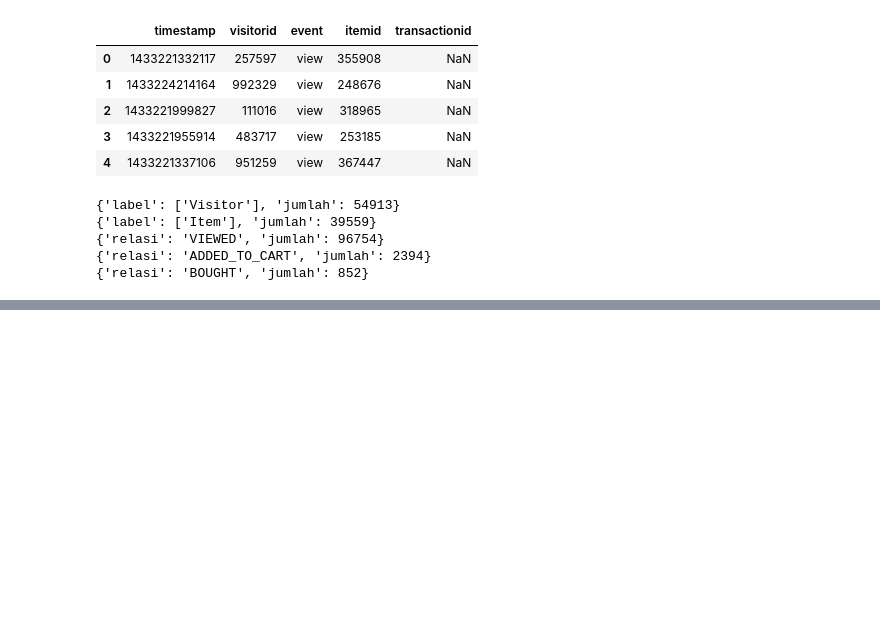
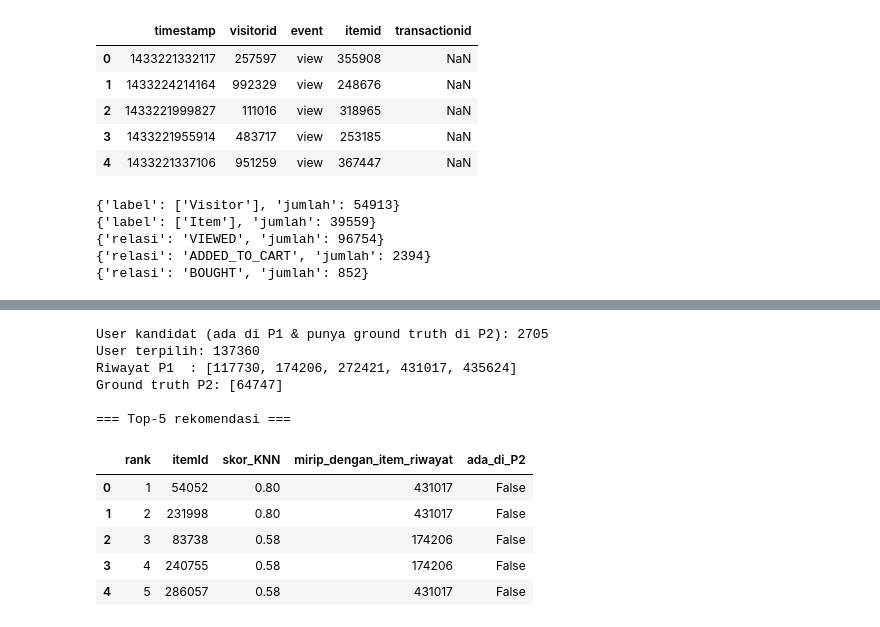
Before and after one commit to nadirazahra09/uts-graf-sains-data, a Jupyter notebook: UTS_GSD.ipynb, the cells around one changed output, grey strips where cells are left out. Cells and saved outputs as stored; diff of their text form; code cells hidden in the pictures; blank space fills up the shorter version.

```diff
--- a/UTS_GSD.ipynb
+++ b/UTS_GSD.ipynb
@@ -105,0 +431,19 @@ for q in (q_nodes, q_rels):
+# %%
+from sklearn.preprocessing import normalize
+
+X = normalize(Bt, norm="l2")
+S = (X @ X.T).tocsr()
+S.setdiag(0); S.eliminate_zeros()
+print("Shape S:", S.shape, "| non-zero:", S.nnz)
+
+def knn_items(idx, k=5):
+    s, e = S.indptr[idx], S.indptr[idx + 1]
+    cols, vals = S.indices[s:e], S.data[s:e]
+    order = np.lexsort((cols, -vals))[:k]
+    return [(int(cols[o]), float(vals[o])) for o in order]
+
+ref_idx = int(np.argmax(deg_i))
+ref_id  = int(items[ref_idx])
+print("Item acuan:", ref_id, "| jumlah visitor:", int(deg_i[ref_idx]))
+for j, sc in knn_items(ref_idx):
+    print(int(items[j]), round(sc, 4))
@@ -105,0 +604,61 @@ for q in (q_nodes, q_rels):
+# %%
+def history(uidx):
+    return B.indices[B.indptr[uidx]:B.indptr[uidx + 1]]
+
+def recommend(uidx, k=5, topn=5, explain=False):
+    hist = set(history(uidx).tolist())
+    score, src = {}, {}
+    for h in hist:
+        for j, sim in knn_items(h, k):
+            if j in hist:
+                continue
+            score[j] = score.get(j, 0.0) + sim
+            if sim > src.get(j, (None, -1))[1]:
+                src[j] = (h, sim)
+    ranked = sorted(score.items(), key=lambda x: (-x[1], x[0]))[:topn]
+    return (ranked, src) if explain else [j for j, _ in ranked]
+
+p2_items = (df[df["period"] == "P2"].groupby("visitorid")["itemid"].apply(set))
+
+def truth_of(vid):
+    """item P2 yang (a) ada di ruang item P1 dan (b) belum ada di riwayat P1 user"""
+    hist = set(history(u_idx[vid]).tolist())
+    return {i_idx[i] for i in p2_items[vid] if i in i_idx} - hist
+
+cand = sorted(int(v) for v in p2_items.index if v in u_idx and truth_of(v))
+print("User kandidat (ada di P1 & punya ground truth di P2):", len(cand))
+
+SEED = 42
+rng = np.random.default_rng(SEED)
+target_vid = int(rng.choice(cand))
+target_idx = u_idx[target_vid]
+print("User terpilih:", target_vid)
+print("Riwayat P1  :", [int(items[h]) for h in history(target_idx)])
+truth = truth_of(target_vid)
+print("Ground truth P2:", sorted(int(items[t]) for t in truth))
+
+ranked, src = recommend(target_idx, k=5, topn=5, explain=True)
+rec_table = pd.DataFrame({
+    "rank": range(1, len(ranked) + 1),
+    "itemId": [int(items[j]) for j, _ in ranked],
+    "skor_KNN": [round(s, 4) for _, s in ranked],
+    "mirip_dengan_item_riwayat": [int(items[src[j][0]]) for j, _ in ranked],
+    "ada_di_P2": [j in truth for j, _ in ranked],
+})
+print("\n=== Top-5 rekomendasi ===")
+display(rec_table)
+print("=== 3 item yang diiklankan (k = 5) ===")
+display(rec_table.head(3)[["rank", "itemId", "skor_KNN"]])
+# %% [output]
+User kandidat (ada di P1 & punya ground truth di P2): 2705
+User terpilih: 137360
+Riwayat P1  : [117730, 174206, 272421, 431017, 435624]
+Ground truth P2: [64747]
+
+=== Top-5 rekomendasi ===
+|  | rank | itemId | skor_KNN | mirip_dengan_item_riwayat | ada_di_P2 |
+| 0 | 1 | 54052 | 0.80 | 431017 | False |
+| 1 | 2 | 231998 | 0.80 | 431017 | False |
+| 2 | 3 | 83738 | 0.58 | 174206 | False |
+| 3 | 4 | 240755 | 0.58 | 174206 | False |
+| 4 | 5 | 286057 | 0.58 | 431017 | False |
```
Also changed, not shown: parts of 35 cells of this notebook.
